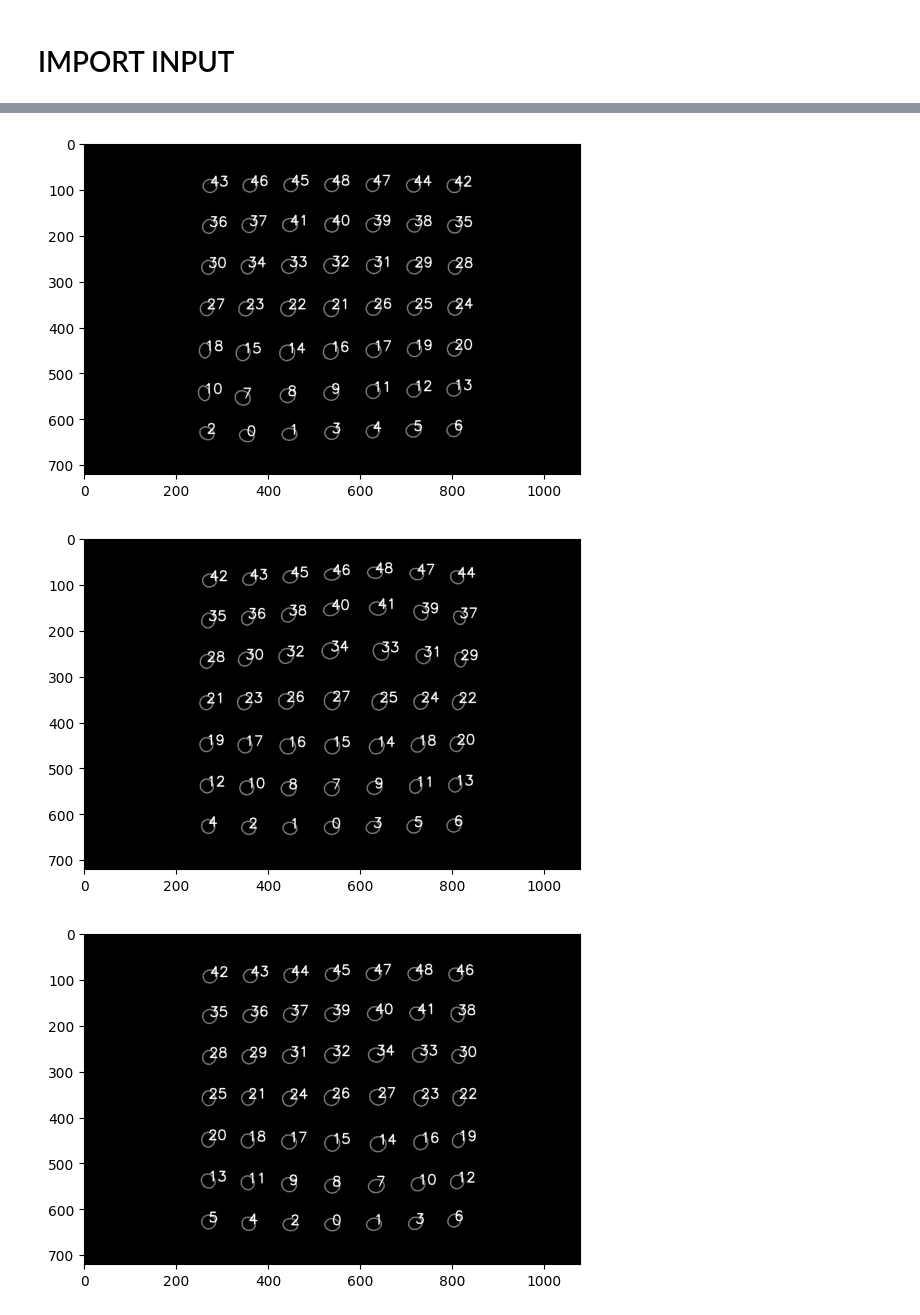
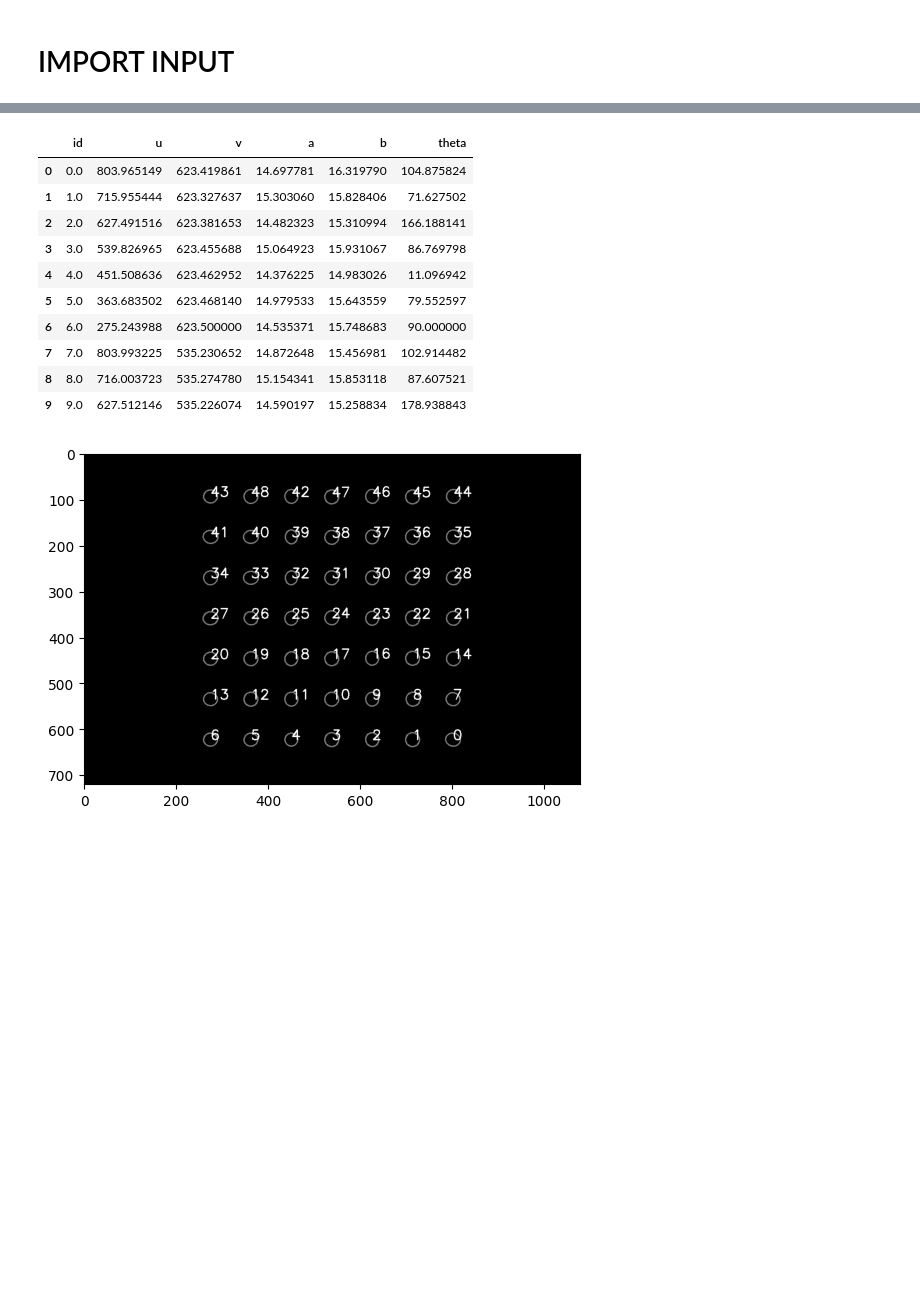
Before and after one commit to Ninth2234/tactile-ml, a Jupyter notebook: tactile_train.ipynb, the cells around one changed output, grey strips where cells are left out. Saved outputs shown, nothing was run; the diff lists cells and outputs as text; code cells hidden in the pictures; blank space fills up the shorter version.

```diff
--- a/tactile_train.ipynb
+++ b/tactile_train.ipynb
@@ -23,6 +23,13 @@ for i in range(NUM_DATASET):
     df = pd.DataFrame(data,columns=cols)
     dfs.append(df)
 
+
+file_name = f"feature_ref.csv"
+data = np.loadtxt(file_path+file_name, delimiter=",")
+df = pd.DataFrame(data,columns=cols)
+dfs.append(df)
+
+
 dfs[0].head(10)
 # %% [output]
 |  | id | u | v | a | b | theta |
@@ -38,0 +46,14 @@ dfs[0].head(10)
+# %%
+dfs[-1].head(10)
+# %% [output]
+|  | id | u | v | a | b | theta |
+| 0 | 0.0 | 803.965149 | 623.419861 | 14.697781 | 16.319790 | 104.875824 |
+| 1 | 1.0 | 715.955444 | 623.327637 | 15.303060 | 15.828406 | 71.627502 |
+| 2 | 2.0 | 627.491516 | 623.381653 | 14.482323 | 15.310994 | 166.188141 |
+| 3 | 3.0 | 539.826965 | 623.455688 | 15.064923 | 15.931067 | 86.769798 |
+| 4 | 4.0 | 451.508636 | 623.462952 | 14.376225 | 14.983026 | 11.096942 |
+| 5 | 5.0 | 363.683502 | 623.468140 | 14.979533 | 15.643559 | 79.552597 |
+| 6 | 6.0 | 275.243988 | 623.500000 | 14.535371 | 15.748683 | 90.000000 |
+| 7 | 7.0 | 803.993225 | 535.230652 | 14.872648 | 15.456981 | 102.914482 |
+| 8 | 8.0 | 716.003723 | 535.274780 | 15.154341 | 15.853118 | 87.607521 |
+| 9 | 9.0 | 627.512146 | 535.226074 | 14.590197 | 15.258834 | 178.938843 |
@@ -39,33 +74,32 @@ dfs[0].head(10)
 # %%
 def show_ellipses(df):
     # create a black image
     img = np.zeros([720, 1080], np.uint8)
     i = 0
     # iterate over each row in the dataframe
     for index, row in df.iterrows():
         id = int(row['id'])
         u = row['u']
         v = row['v']
         a = row['a']
         b = row['b']
         theta = row['theta']
 
         center = (int(u), int(v))
         axes = (int(a), int(b))
         angle = theta
 
         # draw the ellipse on the image
         cv2.ellipse(img, center, axes, angle, 0, 360, (125, 255, 255), 2)
         cv2.putText(img, str(id), center, cv2.FONT_HERSHEY_SIMPLEX, 1, (255, 0, 0), 2, cv2.LINE_4)
         i+=1
 
     # display the image using pyplot
     plt.imshow(img, cmap="gray")
     plt.show()
 
-for i in random_set:
-    show_ellipses(dfs[i])
+# for i in random_set:
+#     show_ellipses(dfs[i])
+show_ellipses(dfs[-1])
 # %% [output]
-[figure, old version]
+[figure, new version]
-[figure, removed]
-[figure, removed]
```
Also changed, not shown: parts of 26 cells of this notebook.
